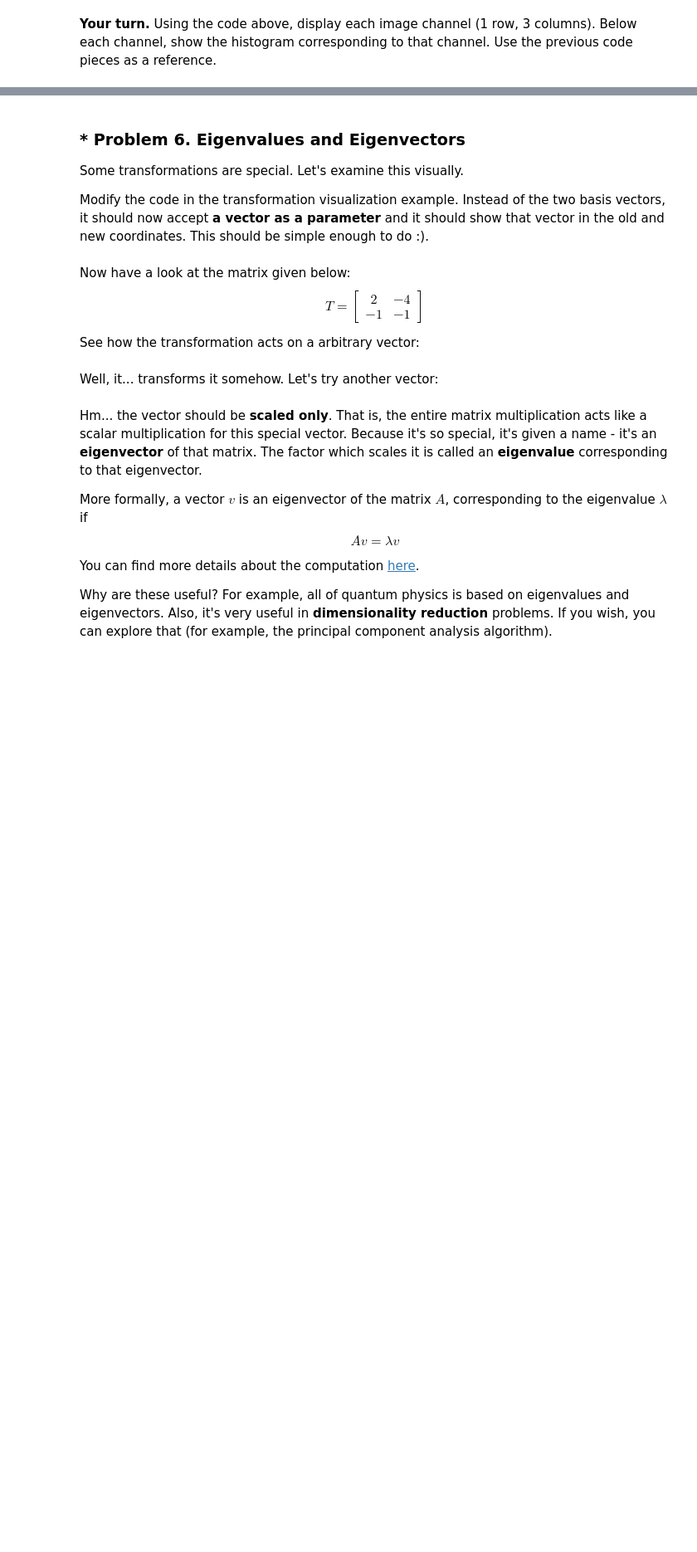
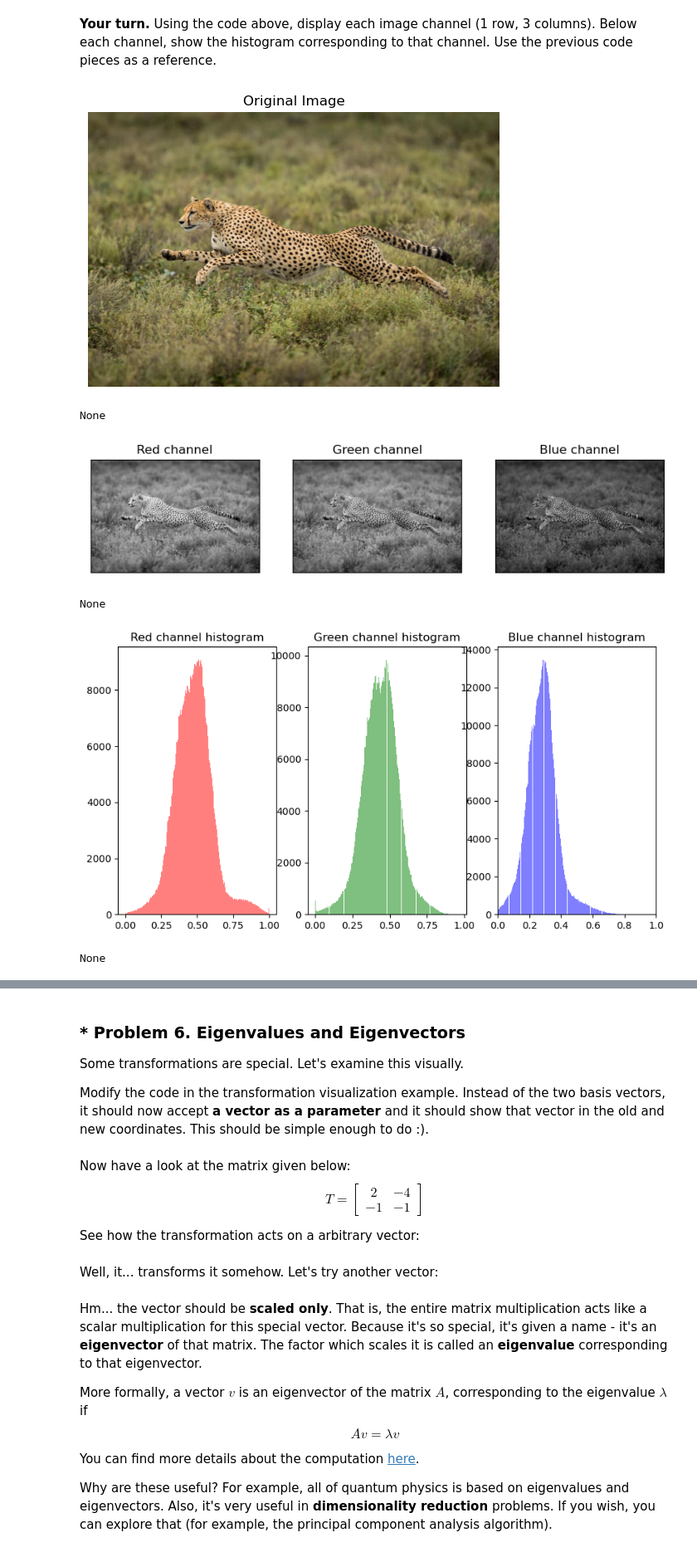
Before and after one commit to mstoychev/Math-Concepts-for-Developers, a Jupyter notebook: 3.Linear Algebra/Linear Algebra Exercise.ipynb, the cells around one changed output, grey strips where cells are left out. Shown at 83% size. Drawn from its saved outputs; the diff is of its cells as text; code cells hidden in the pictures; blank space fills up the shorter version.

```diff
--- a/3.Linear Algebra/Linear Algebra Exercise.ipynb
+++ b/3.Linear Algebra/Linear Algebra Exercise.ipynb
@@ -637,3 +721,30 @@ plt.show()
+# %%
+#Test my code
+
+image_url = "https://static01.nyt.com/images/2022/03/15/science/08tb-gallop1/08tb-gallop1-jumbo.jpg?quality=75&auto=webp"
+image = read_image_with_skimage(image_url)
+
+#get red, green, blue channels as numpy array
+red_channel, green_channel, blue_channel = get_rgb_channels(image)  #<class 'numpy.ndarray'>
+
+# get R, G, B channel normalized [0-1]
+norm_red, norm_green, norm_blue = normalized_rgb_channels(red_channel, green_channel, blue_channel)
+
+#plot the original image
+print(plot_original_image(image))
+
+#plot R, G, B channels
+print(plot_rgb_channels(image, norm_red, norm_green, norm_blue))
+
+#plot R, G, B histograms
+print(plot_rgb_histogram(image, norm_red, norm_green, norm_blue))
+# %% [output]
+[figure, added]
+None
+[figure, added]
+None
+[figure, added]
+None
 # %% [markdown]
 ### * Problem 5. Perspective Correction
 Let's now look at transformations. A **homography** is a function that maps a pixel from one image onto a pixel from another image.
```
Also changed, not shown: parts of 10 cells of this notebook.
